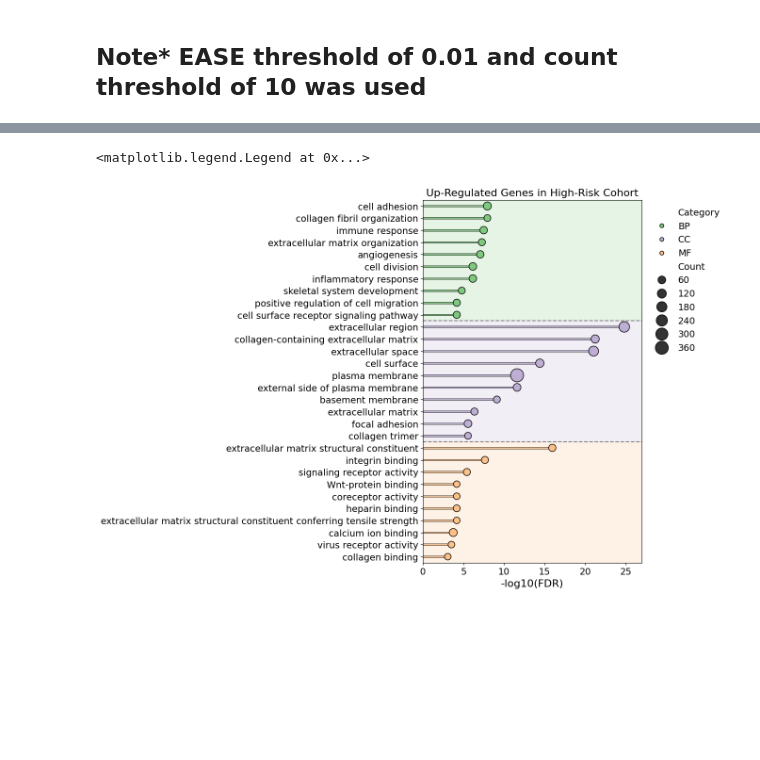
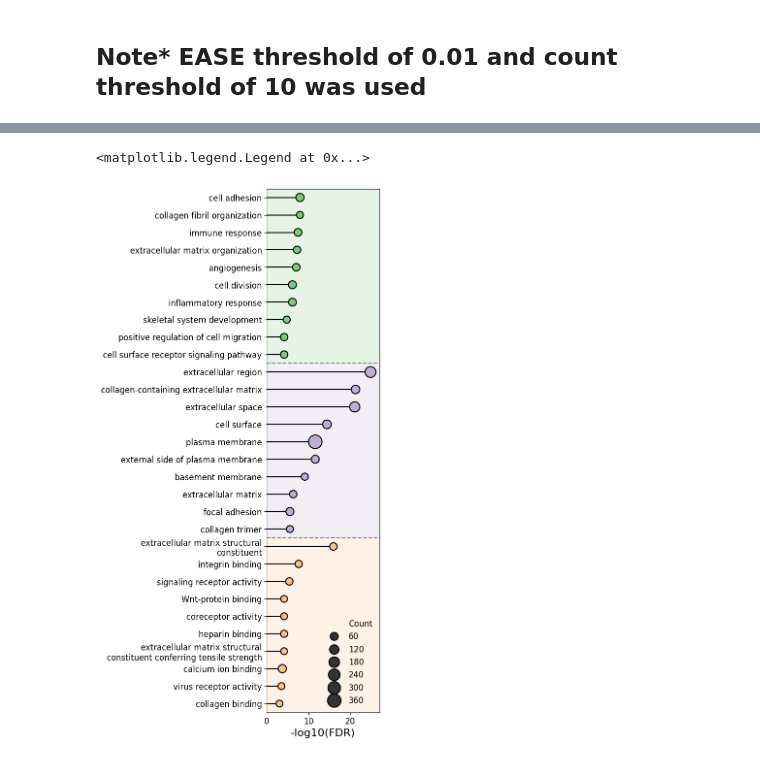
Before and after one commit to JackWJW/LGG_Prognosis_Prediction, a Jupyter notebook: Results_Analysis/Downstream_Risk_Group_Analysis.ipynb, the cells around one changed output, grey strips where cells are left out. Saved outputs shown, nothing was run; the diff lists cells and outputs as text; code cells hidden in the pictures; blank space fills up the shorter version.

```diff
--- a/Results_Analysis/Downstream_Risk_Group_Analysis.ipynb
+++ b/Results_Analysis/Downstream_Risk_Group_Analysis.ipynb
@@ -35,23 +29,28 @@ MF_df.sort_values(by="-Log10(FDR)",inplace=True,ascending=False)
 # %%
 GO_df = pd.concat([BP_df[:10],CC_df[:10],MF_df[:10]])
 GO_df.replace({"GOTERM_BP_DIRECT":"BP","GOTERM_CC_DIRECT":"CC","GOTERM_MF_DIRECT":"MF"},inplace=True)
-ax = plt.figure(figsize=(6,10))
-ax = sns.barplot(GO_df,y="Term",x="-Log10(FDR)",width=0.15,hue="Category",palette='Accent',legend=False,linewidth=0.5,edgecolor="black",zorder=1)
-ax = sns.scatterplot(GO_df,y="Term",x="-Log10(FDR)",size="Count",sizes=(100,400),edgecolor="black",hue="Category",palette='Accent',linewidth=1,zorder=1)
+ax = plt.figure(figsize=(3,14))
+ax = sns.barplot(GO_df,y="Term",x="-Log10(FDR)",width=0,color="black",legend=False,linewidth=1.5,edgecolor="black",zorder=1)
+ax = sns.scatterplot(GO_df,y="Term",x="-Log10(FDR)",size="Count",sizes=(100,400),edgecolor="black",hue="Category",palette='Accent',linewidth=1.5,zorder=1)
 ax.set_ylabel("")
 ax.set_xlabel("-log10(FDR)",fontsize=16)
 ax.add_patch(patches.Rectangle((0,-0.5),27,10,facecolor="#7FC97F",alpha=0.2,zorder=0))
 ax.add_patch(patches.Rectangle((0,9.5),27,10,facecolor="#BEAED4",alpha=0.2,zorder=0))
 ax.add_patch(patches.Rectangle((0,19.5),27,10,facecolor="#FDC086",alpha=0.2,zorder=0))
-ax.tick_params(axis="both",labelsize=14)
-plt.title("Up-Regulated Genes in High-Risk Cohort",fontsize=16)
+ax.tick_params(axis="both",labelsize=12)
+labels = [textwrap.fill(t.get_text(), 40) for t in ax.get_yticklabels()]
+ax.set_yticklabels(labels)
 plt.margins(0)
 plt.axhline(y=9.5,color="grey",linestyle='--',zorder=0)
 plt.axhline(y=19.5,color="grey",linestyle='--',zorder=0)
-plt.legend(bbox_to_anchor=(1.01,1),loc="upper left",frameon=False,fontsize=14)
+handles, labels = ax.get_legend_handles_labels()
+size_start = labels.index("Count")
+size_handles = handles[size_start:]
+size_labels = labels[size_start:]
+plt.legend(handles=size_handles,loc="lower right",frameon=False,fontsize=12)
 # %% [output]
 <matplotlib.legend.Legend at 0x...>
-[figure, old version]
+[figure, new version]
 # %%
 df_Fat = pd.read_csv("./DAVID_UP_GO-Fat.csv")
 
```
Also changed, not shown: parts of 2 cells of this notebook, 3 other files.
